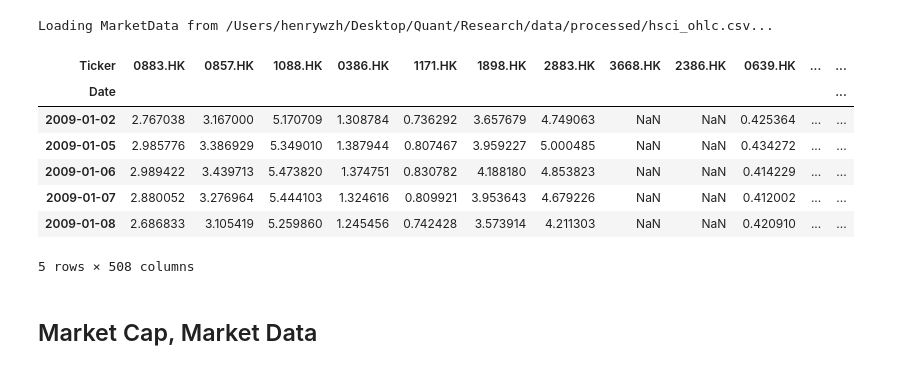
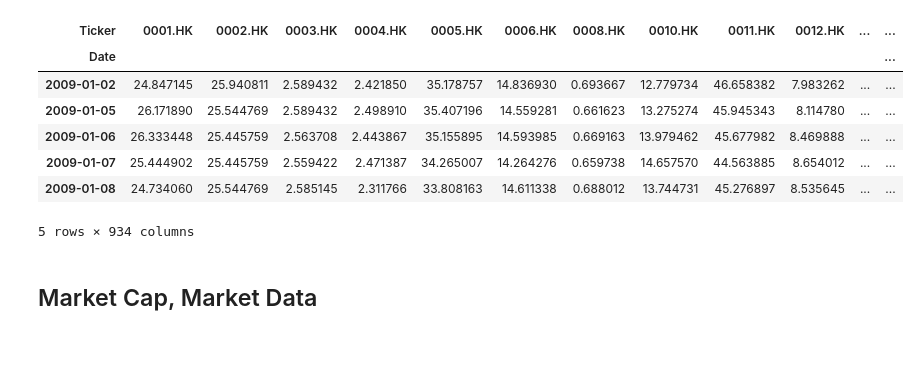
Before and after one commit to Henrywzh/quant-research, a Jupyter notebook: experiments/factor_model/04_ml.ipynb, the cells around one changed output. Saved outputs shown, nothing was run; the diff lists cells and outputs as text; code cells hidden in the pictures.

```diff
--- a/experiments/factor_model/04_ml.ipynb
+++ b/experiments/factor_model/04_ml.ipynb
@@ -519,15 +519,14 @@ UNIVERSE = hsci_stocks["Stock Code"].apply(code_int_to_hk).tolist()
 # %%
 # save_market_data_to_csv(price_df, f'{processed_dir}/hsci_ohlc.csv')
 # %%
-hsci_md = load_market_data_from_csv(f'{processed_dir}/hsci_ohlc.csv')
+hsci_md = load_market_data_from_parquet(f'{get_processed_dir()}/market/hsci_ohlc.parquet')
 hsci_md.close.head()
 # %% [output]
+| Ticker | 0001.HK | 0002.HK | 0003.HK | 0004.HK | 0005.HK | 0006.HK | 0008.HK | 0010.HK | 0011.HK | 0012.HK | ... | ... |
+| Date |  |  |  |  |  |  |  |  |  |  |  | ... |
+| 2009-01-02 | 24.847145 | 25.940811 | 2.589432 | 2.421850 | 35.178757 | 14.836930 | 0.693667 | 12.779734 | 46.658382 | 7.983262 | ... | ... |
+| 2009-01-05 | 26.171890 | 25.544769 | 2.589432 | 2.498910 | 35.407196 | 14.559281 | 0.661623 | 13.275274 | 45.945343 | 8.114780 | ... | ... |
+| 2009-01-06 | 26.333448 | 25.445759 | 2.563708 | 2.443867 | 35.155895 | 14.593985 | 0.669163 | 13.979462 | 45.677982 | 8.469888 | ... | ... |
+| 2009-01-07 | 25.444902 | 25.445759 | 2.559422 | 2.471387 | 34.265007 | 14.264276 | 0.659738 | 14.657570 | 44.563885 | 8.654012 | ... | ... |
+| 2009-01-08 | 24.734060 | 25.544769 | 2.585145 | 2.311766 | 33.808163 | 14.611338 | 0.688012 | 13.744731 | 45.276897 | 8.535645 | ... | ... |
-Loading MarketData from /Users/henrywzh/Desktop/Quant/Research/data/processed/hsci_ohlc.csv...
+5 rows × 934 columns
-| Ticker | 0883.HK | 0857.HK | 1088.HK | 0386.HK | 1171.HK | 1898.HK | 2883.HK | 3668.HK | 2386.HK | 0639.HK | ... | ... |
-| Date |  |  |  |  |  |  |  |  |  |  |  | ... |
-| 2009-01-02 | 2.767038 | 3.167000 | 5.170709 | 1.308784 | 0.736292 | 3.657679 | 4.749063 | NaN | NaN | 0.425364 | ... | ... |
-| 2009-01-05 | 2.985776 | 3.386929 | 5.349010 | 1.387944 | 0.807467 | 3.959227 | 5.000485 | NaN | NaN | 0.434272 | ... | ... |
-| 2009-01-06 | 2.989422 | 3.439713 | 5.473820 | 1.374751 | 0.830782 | 4.188180 | 4.853823 | NaN | NaN | 0.414229 | ... | ... |
-| 2009-01-07 | 2.880052 | 3.276964 | 5.444103 | 1.324616 | 0.809921 | 3.953643 | 4.679226 | NaN | NaN | 0.412002 | ... | ... |
-| 2009-01-08 | 2.686833 | 3.105419 | 5.259860 | 1.245456 | 0.742428 | 3.573914 | 4.211303 | NaN | NaN | 0.420910 | ... | ... |
-5 rows × 508 columns
```
Also changed, not shown: parts of 10 cells of this notebook, 16 other files.
